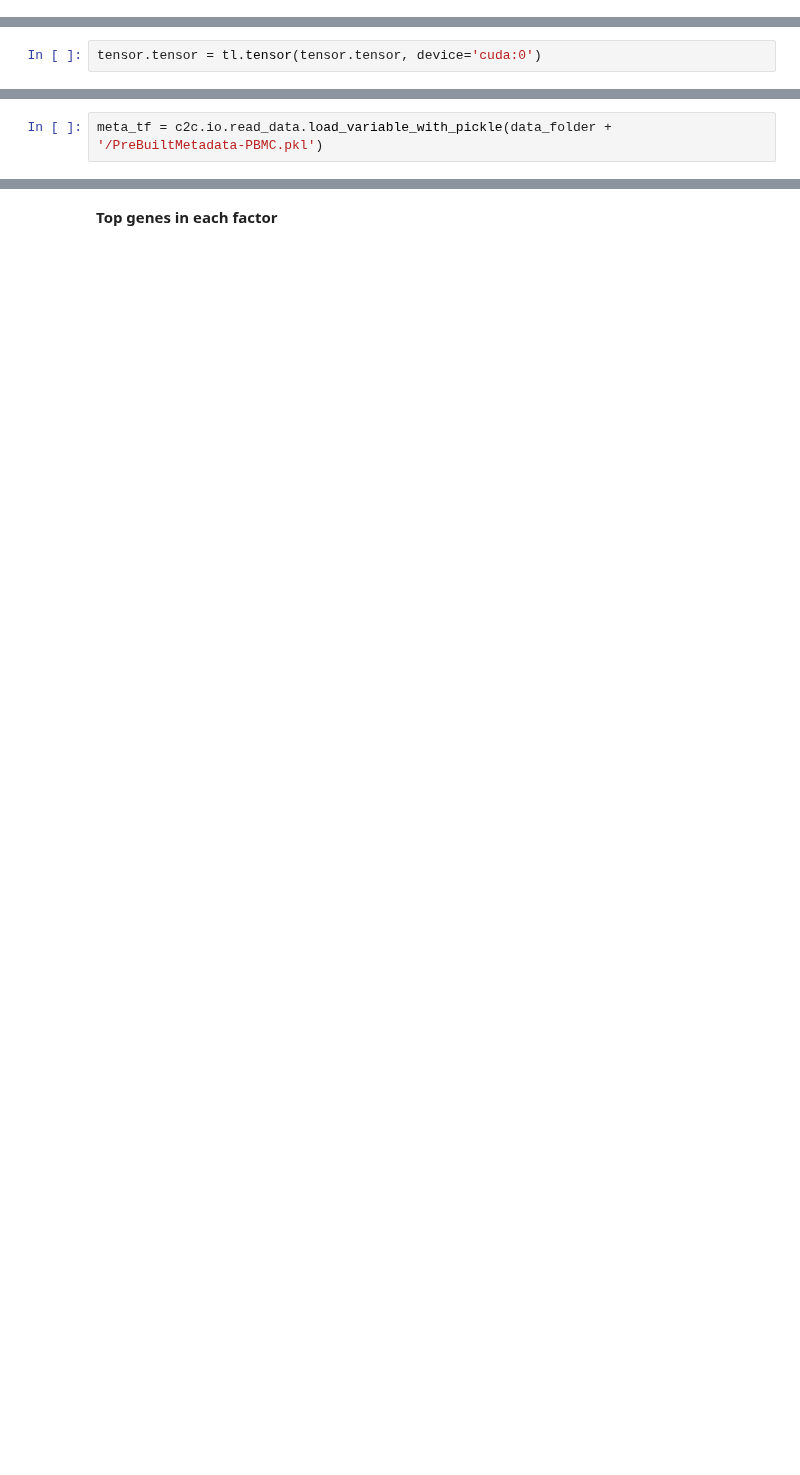
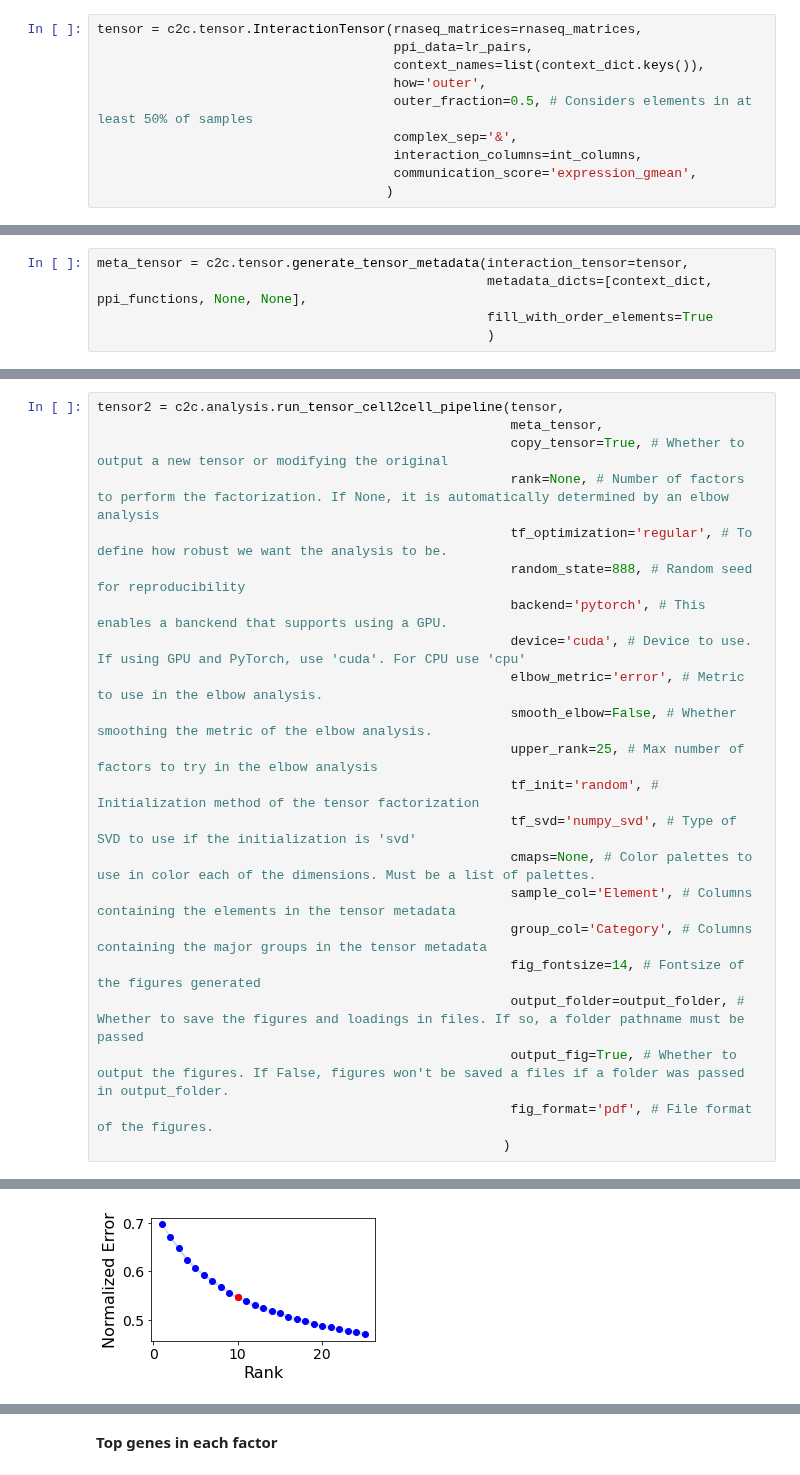
Before and after one commit to earmingol/cell2cell, a Jupyter notebook: examples/tensor_cell2cell/GPU-Example.ipynb, the cells around one changed output, grey strips where cells are left out. Drawn from its saved outputs; the diff is of its cells as text; blank space fills up the shorter version.

```diff
--- a/examples/tensor_cell2cell/GPU-Example.ipynb
+++ b/examples/tensor_cell2cell/GPU-Example.ipynb
@@ -47,0 +189,10 @@ tensor = c2c.io.read_data.load_variable_with_pickle(data_folder + '/PreBuiltTens
+# %%
+tensor = c2c.tensor.InteractionTensor(rnaseq_matrices=rnaseq_matrices,
+                                      ppi_data=lr_pairs,
+                                      context_names=list(context_dict.keys()),
+                                      how='outer',
+                                      outer_fraction=0.5, # Considers elements in at least 50% of samples
+                                      complex_sep='&',
+                                      interaction_columns=int_columns,
+                                      communication_score='expression_gmean',
+                                     )
@@ -54,2 +211,0 @@ Convert the tensor to a GPU-based tensor. This is a prebuilt tensor, but if you
-# %%
-tensor.tensor = tl.tensor(tensor.tensor, device='cuda:0')
@@ -58,2 +211,0 @@ tensor.tensor = tl.tensor(tensor.tensor, device='cuda:0')
-# %%
-meta_tf = c2c.io.read_data.load_variable_with_pickle(data_folder + '/PreBuiltMetadata-PBMC.pkl')
@@ -98,0 +226,5 @@ fig, axes = c2c.plotting.tensor_factors_plot(interaction_tensor=tensor,
+# %%
+meta_tensor = c2c.tensor.generate_tensor_metadata(interaction_tensor=tensor,
+                                                  metadata_dicts=[context_dict, ppi_functions, None, None],
+                                                  fill_with_order_elements=True
+                                                  )
@@ -98,0 +235,23 @@ fig, axes = c2c.plotting.tensor_factors_plot(interaction_tensor=tensor,
+# %%
+tensor2 = c2c.analysis.run_tensor_cell2cell_pipeline(tensor,
+                                                     meta_tensor,
+                                                     copy_tensor=True, # Whether to output a new tensor or modifying the original
+                                                     rank=None, # Number of factors to perform the factorization. If None, it is automatically determined by an elbow analysis
+                                                     tf_optimization='regular', # To define how robust we want the analysis to be.
+                                                     random_state=888, # Random seed for reproducibility
+                                                     backend='pytorch', # This enables a banckend that supports using a GPU.
+                                                     device='cuda', # Device to use. If using GPU and PyTorch, use 'cuda'. For CPU use 'cpu'
+                                                     elbow_metric='error', # Metric to use in the elbow analysis.
+                                                     smooth_elbow=False, # Whether smoothing the metric of the elbow analysis.
+                                                     upper_rank=25, # Max number of factors to try in the elbow analysis
+                                                     tf_init='random', # Initialization method of the tensor factorization
+                                                     tf_svd='numpy_svd', # Type of SVD to use if the initialization is 'svd'
+                                                     cmaps=None, # Color palettes to use in color each of the dimensions. Must be a list of palettes.
+                                                     sample_col='Element', # Columns containing the elements in the tensor metadata
+                                                     group_col='Category', # Columns containing the major groups in the tensor metadata
+                                                     fig_fontsize=14, # Fontsize of the figures generated
+                                                     output_folder=output_folder, # Whether to save the figures and loadings in files. If so, a folder pathname must be passed
+                                                     output_fig=True, # Whether to output the figures. If False, figures won't be saved a files if a folder was passed in output_folder.
+                                                     fig_format='pdf', # File format of the figures.
+                                                    )
+# %% [output]
@@ -98,0 +263 @@ fig, axes = c2c.plotting.tensor_factors_plot(interaction_tensor=tensor,
+[figure, added]
```
Also changed, not shown: parts of 58 cells of this notebook.
